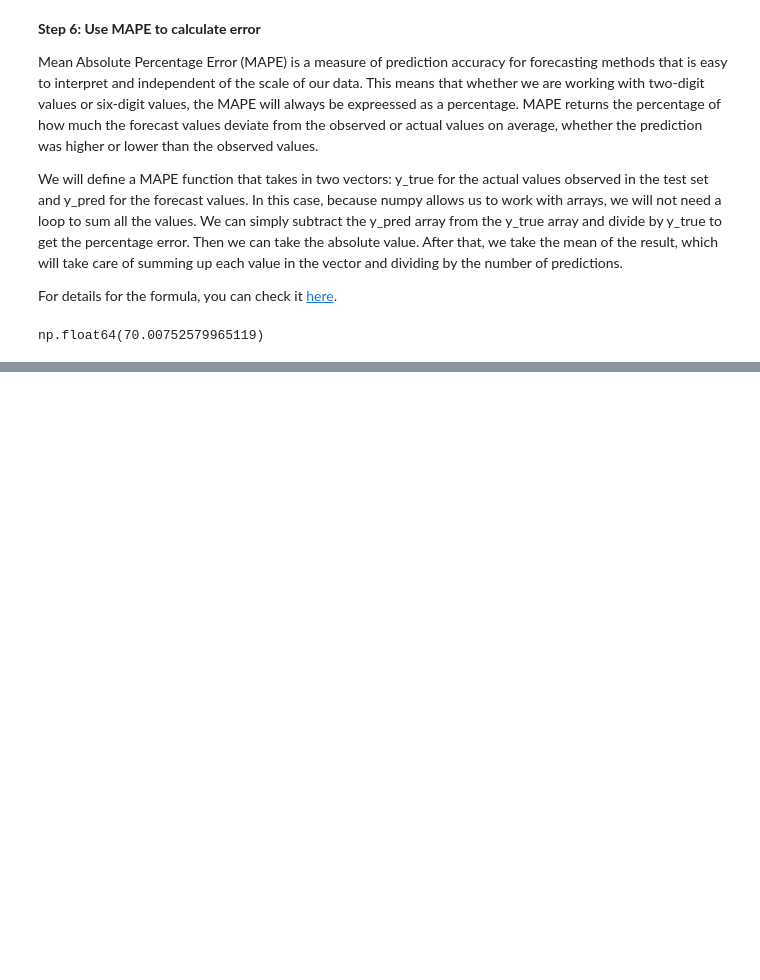
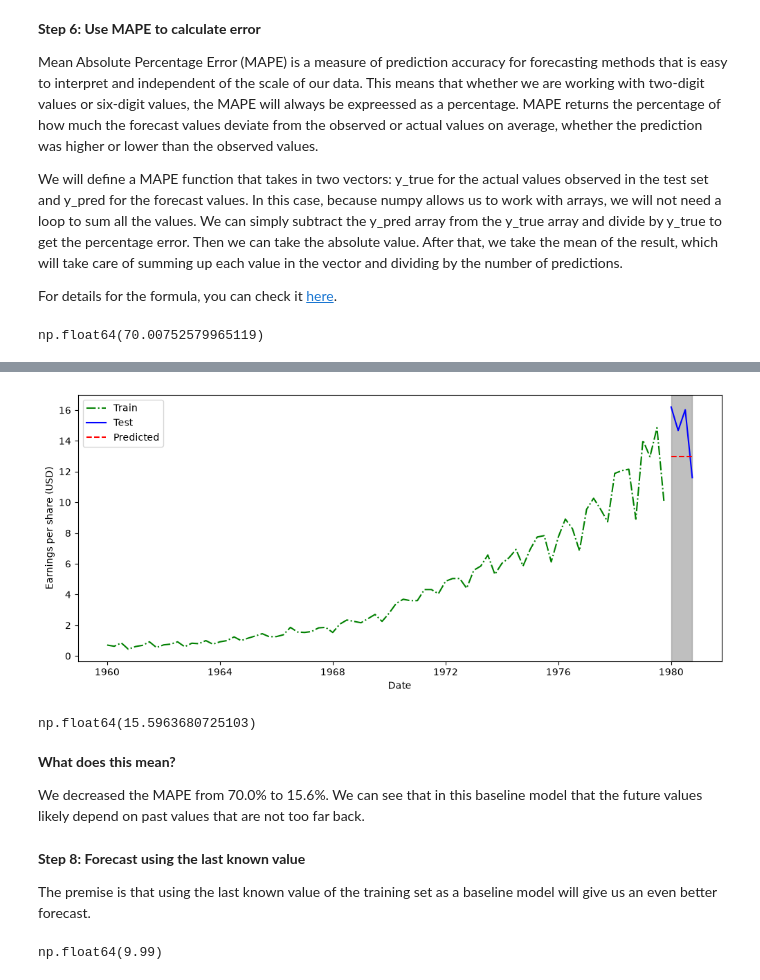
Before and after one commit to michaelhudson2205/INFO3022_Practicals, a Jupyter notebook: P3_2_Baseline_Model.ipynb, the cells around one changed output, grey strips where cells are left out. Saved outputs shown, nothing was run; the diff lists cells and outputs as text; code cells hidden in the pictures; blank space fills up the shorter version.

Commit message:
Finished Step 8 (W).

```diff
--- a/P3_2_Baseline_Model.ipynb
+++ b/P3_2_Baseline_Model.ipynb
@@ -175,0 +220,4 @@ np.float64(70.00752579965119)
+# %%
+# Compute last year's mean: we need to change our training set
+last_year_mean = train["JohnsonJohnson"].iloc[-4:].mean()
+last_year_mean
@@ -175,0 +226,8 @@ np.float64(70.00752579965119)
+# %%
+# Create the new column which contains last year's mean
+pred_last_year_mean = pd.DataFrame()
+pred_last_year_mean["time"] = test["time"]
+pred_last_year_mean["JohnsonJohnson"] = test["JohnsonJohnson"]
+pred_last_year_mean["pred"] = last_year_mean
+
+pred_last_year_mean
@@ -175,0 +240,37 @@ np.float64(70.00752579965119)
+# %%
+# Plot again to visualise the predicted versus the training set
+fig,ax = plt.subplots(figsize=(12,5))
+
+ax.plot(train["time"], train["JohnsonJohnson"], "g-.", label="Train")
+ax.plot(test["time"], test["JohnsonJohnson"], "b-", label="Test")
+ax.plot(pred_last_year_mean["time"], pred_last_year_mean["pred"], "r--", label="Predicted")
+
+ax.set_xlabel("Date")
+ax.set_ylabel("Earnings per share (USD)")
+
+# Shadow the window we want to predict (last year, i.e. 1980)
+ax.axvspan(test["time"].min(), test["time"].max(), color='gray', alpha=0.5)
+ax.legend()
+plt.show()
+# %% [output]
+[figure, added]
+# %%
+# Compute the MAPE of the new model
+mape_value = mape(pred_last_year_mean["JohnsonJohnson"], pred_last_year_mean["pred"])
+mape_value
+# %% [output]
+np.float64(15.5963680725103)
+# %% [markdown]
+**What does this mean?**
+
+We decreased the MAPE from 70.0% to 15.6%. We can see that in this baseline model that the future values likely depend on past values that are not too far back.
+# %% [markdown]
+**Step 8: Forecast using the last known value**
+
+The premise is that using the last known value of the training set as a baseline model will give us an even better forecast.
+# %%
+# Get the last known value
+last = train["JohnsonJohnson"].iloc[-1]
+last
+# %% [output]
+np.float64(9.99)
```
Also changed, not shown: parts of 11 cells of this notebook.
